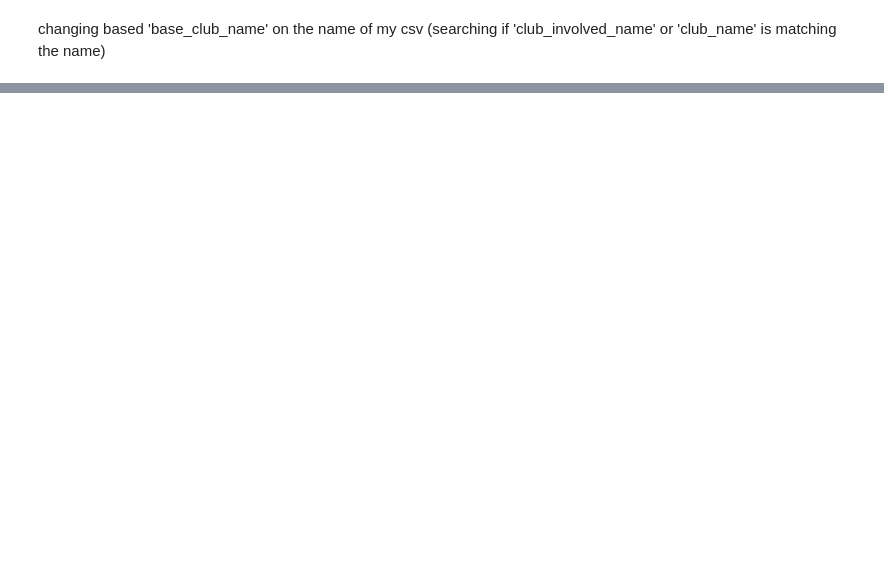
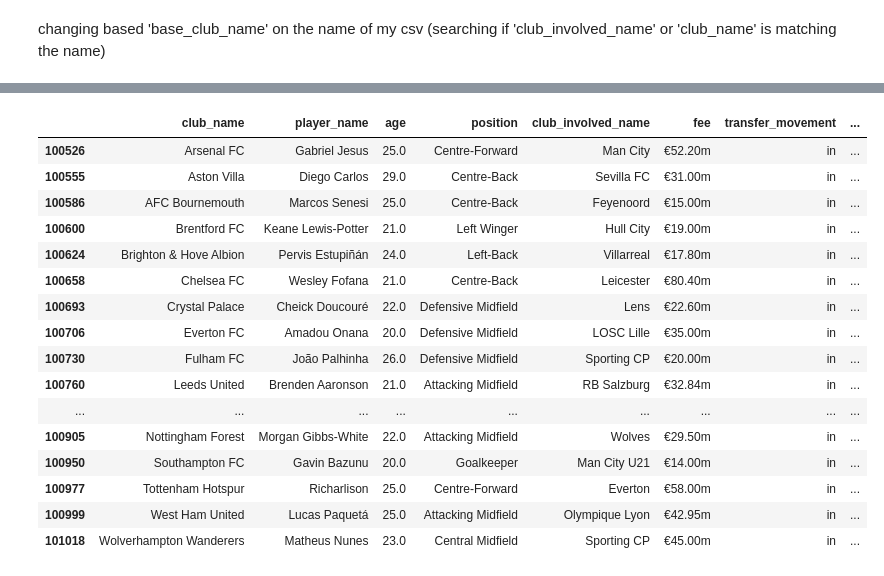
Before and after one commit to ayknes/football_academy_analytics, a Jupyter notebook: preparing_data.ipynb, the cells around one changed output, grey strips where cells are left out. Saved outputs shown, nothing was run; the diff lists cells and outputs as text; code cells hidden in the pictures; blank space fills up the shorter version.

```diff
--- a/preparing_data.ipynb
+++ b/preparing_data.ipynb
@@ -126,0 +122,12 @@ seriea_clubs
+# %%
+clubs_ligues = pd.read_csv('clubs_ligues.csv')
+top_ligues_transfer = pd.read_csv('top_ligues_transfer.csv')
+clubs_22_23 =top_ligues_transfer[top_ligues_transfer['year'] == 2022]
+clubs_22_23 = clubs_22_23.drop_duplicates(subset=['club_name'])
+
+
+
+df_merged = pd.merge(clubs_ligues, clubs_22_23[['club_name']], left_on='Club', right_on='club_name', how='left')
+df_notnull = df_merged[df_merged['club_name'].notnull()]
+df_isnull = df_merged[df_merged['club_name'].isnull()]
+df_merged
@@ -126,0 +180,20 @@ seriea_clubs
+# %%
+clubs_22_23[clubs_22_23['country'].str.contains('England')]
+# %% [output]
+|  | club_name | player_name | age | position | club_involved_name | fee | transfer_movement | ... |
+| 100526 | Arsenal FC | Gabriel Jesus | 25.0 | Centre-Forward | Man City | €52.20m | in | ... |
+| 100555 | Aston Villa | Diego Carlos | 29.0 | Centre-Back | Sevilla FC | €31.00m | in | ... |
+| 100586 | AFC Bournemouth | Marcos Senesi | 25.0 | Centre-Back | Feyenoord | €15.00m | in | ... |
+| 100600 | Brentford FC | Keane Lewis-Potter | 21.0 | Left Winger | Hull City | €19.00m | in | ... |
+| 100624 | Brighton & Hove Albion | Pervis Estupiñán | 24.0 | Left-Back | Villarreal | €17.80m | in | ... |
+| 100658 | Chelsea FC | Wesley Fofana | 21.0 | Centre-Back | Leicester | €80.40m | in | ... |
+| 100693 | Crystal Palace | Cheick Doucouré | 22.0 | Defensive Midfield | Lens | €22.60m | in | ... |
+| 100706 | Everton FC | Amadou Onana | 20.0 | Defensive Midfield | LOSC Lille | €35.00m | in | ... |
+| 100730 | Fulham FC | João Palhinha | 26.0 | Defensive Midfield | Sporting CP | €20.00m | in | ... |
+| 100760 | Leeds United | Brenden Aaronson | 21.0 | Attacking Midfield | RB Salzburg | €32.84m | in | ... |
+| ... | ... | ... | ... | ... | ... | ... | ... | ... |
+| 100905 | Nottingham Forest | Morgan Gibbs-White | 22.0 | Attacking Midfield | Wolves | €29.50m | in | ... |
+| 100950 | Southampton FC | Gavin Bazunu | 20.0 | Goalkeeper | Man City U21 | €14.00m | in | ... |
+| 100977 | Tottenham Hotspur | Richarlison | 25.0 | Centre-Forward | Everton | €58.00m | in | ... |
+| 100999 | West Ham United | Lucas Paquetá | 25.0 | Attacking Midfield | Olympique Lyon | €42.95m | in | ... |
+| 101018 | Wolverhampton Wanderers | Matheus Nunes | 23.0 | Central Midfield | Sporting CP | €45.00m | in | ... |
```
Also changed, not shown: parts of 11 cells of this notebook, 1 other file.
